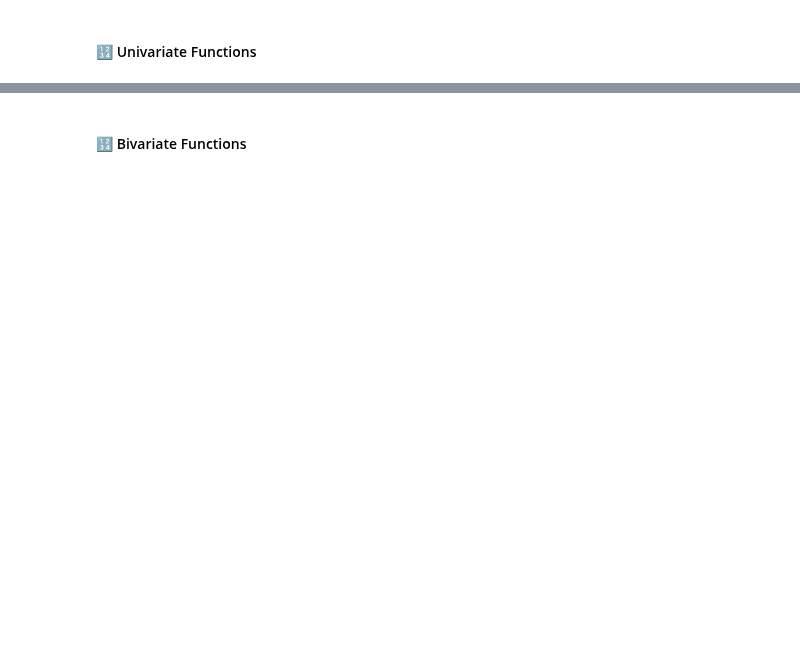
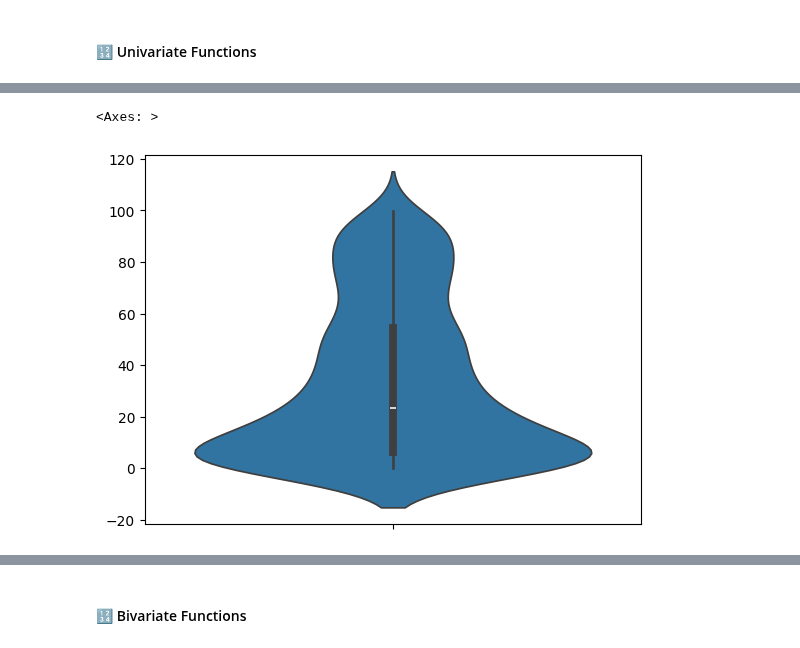
Before and after one commit to andre-bu-gitdev/O2_AI_for_Leaders_dx699, a Jupyter notebook: Milestone_4/Milestone4.ipynb, the cells around one changed output, grey strips where cells are left out. Cells and saved outputs as stored; diff of their text form; code cells hidden in the pictures; blank space fills up the shorter version.

```diff
--- a/Milestone_4/Milestone4.ipynb
+++ b/Milestone_4/Milestone4.ipynb
@@ -12,0 +81,7 @@ NameError: name 'pd' is not defined
+# %%
+# Week 3
+## Violinplot
+sns.violinplot(lesson_series)
+# %% [output]
+<Axes: >
+[figure, added]
```
Also changed, not shown: parts of 12 cells of this notebook.
